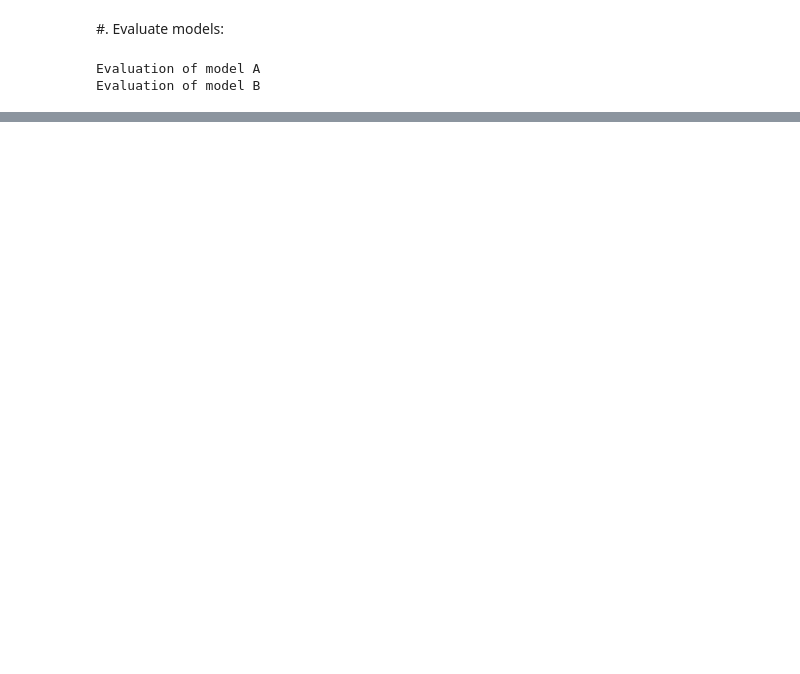
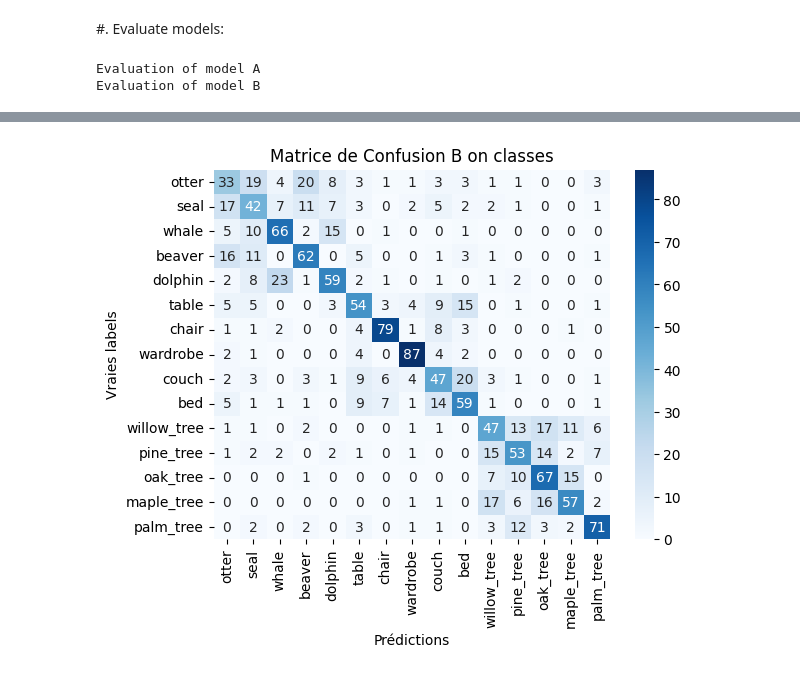
Before and after one commit to VincentCsNv/SPARKS, a Jupyter notebook: Classification_CIFAR/classif_main.ipynb, the cells around one changed output, grey strips where cells are left out. Saved outputs shown, nothing was run; the diff lists cells and outputs as text; code cells hidden in the pictures; blank space fills up the shorter version.

```diff
--- a/Classification_CIFAR/classif_main.ipynb
+++ b/Classification_CIFAR/classif_main.ipynb
@@ -690,0 +691,25 @@ cm_B = plot_confusion_matrix(cm_B,SUPER_CLASSES,label ="B")
+# %%
+model_eval = model_eval_B
+model_eval.eval()
+batch_losses, batch_accs=[],[]
+all_predictions, all_labels = [], []  # Pour la matrice de confusion
+i=0
+
+for images,labels in testloader:
+  labels = convert_labels(labels,eq_df,old_label="label",new_label=f"label_{OPTION_eval}",GPU=GPU)
+  predicted=model_eval(images)
+  batch_losses.append(loss_func(predicted,labels))
+  if OPTION_eval == "A":
+    batch_accs.append(accuracy(predicted,labels,GPU=GPU))
+  elif OPTION_eval == "B":
+    batch_accs.append(accuracy_B(predicted,labels,GPU=GPU))
+
+  # Collecter pour matrice de confusion
+  _, preds = torch.max(predicted, 1)  # Classes prédites
+
+  all_predictions.extend(preds.cpu().numpy())#all_predictions.extend(preds.cpu().numpy())
+  all_labels.extend(labels.cpu().numpy()) #   all_labels.extend(labels.cpu().numpy())
+cm = confusion_matrix(all_labels, all_predictions)
+plot_confusion_matrix(cm,eq_df["class"].unique().tolist(),all_info = False,label='B on classes')
+# %% [output]
+[figure, added]
```
Also changed, not shown: parts of 7 cells of this notebook.
